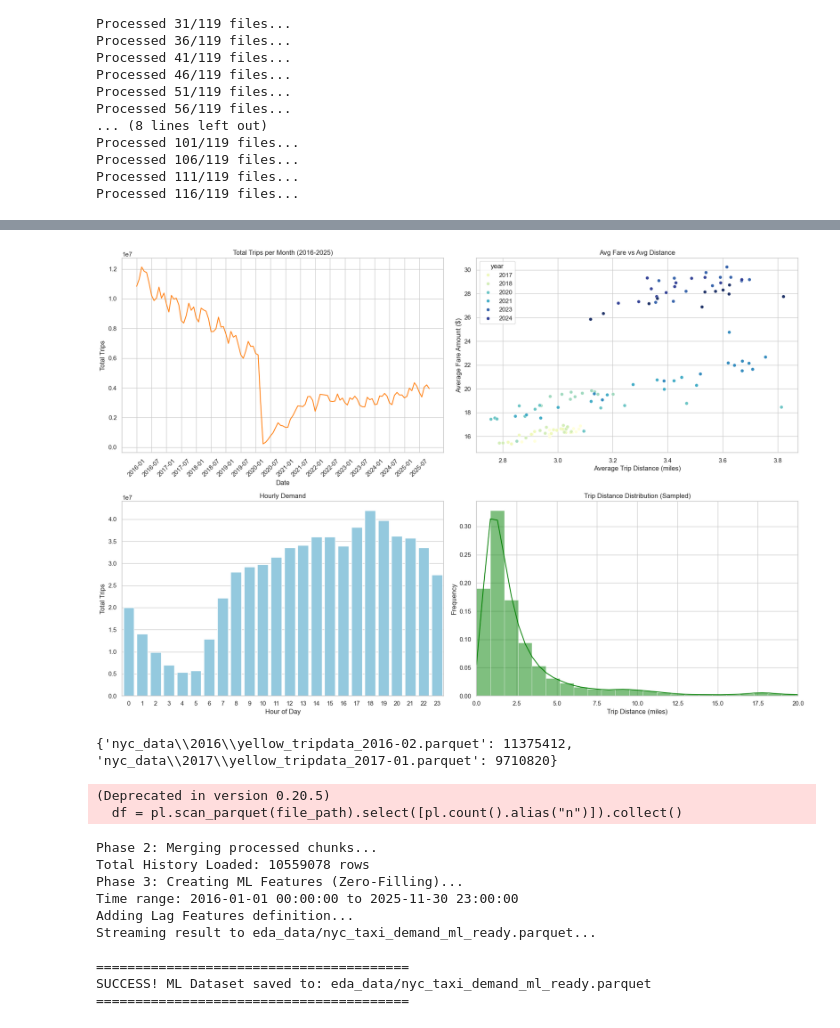
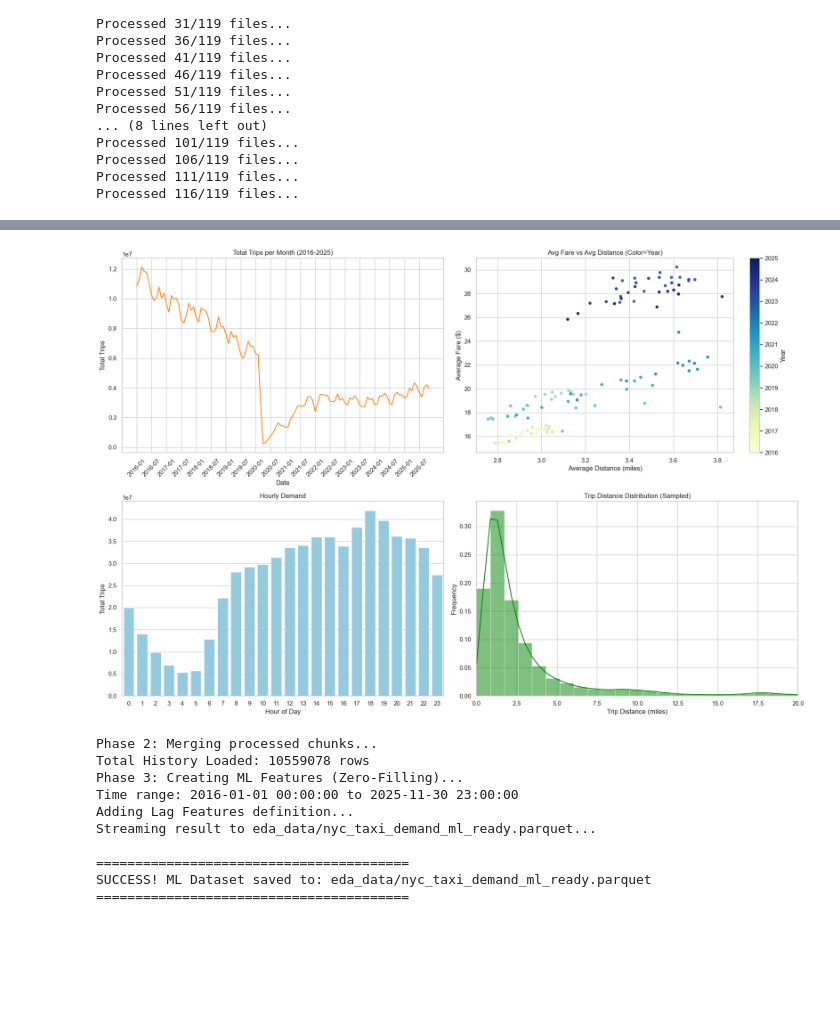
Before and after one commit to Zhanqiu-Guo/NYC-Yellow-Cab, a Jupyter notebook: EDA.ipynb, the cells around one changed output, grey strips where cells are left out. Saved outputs shown, nothing was run; the diff lists cells and outputs as text; code cells hidden in the pictures; blank space fills up the shorter version.

Commit message:
fix fare_dist_year eda plot

```diff
--- a/EDA.ipynb
+++ b/EDA.ipynb
@@ -529,9 +498,6 @@ Processed 116/119 files...
 # 3. MERGE RESULTS
 if monthly_accum:
     df_monthly_total = pl.concat(monthly_accum)
-    df_debug = pl.concat(monthly_accum)
-    print(df_debug.filter(pl.col("year")==2016).sort("month"))
-
 
     final_monthly = (
         df_monthly_total
@@ -625,65 +554,63 @@ pdf_monthly['year_cat'] = pdf_monthly['year'].astype(str)
 pdf_monthly = pdf_monthly.sort_values('year')
 
 # PLOT 2: Economics
-# Change 'hue' to the new string column
-# Change 'palette' to 'tab10' or 'deep' (distinct colors instead of a gradient)
+norm = mpl.colors.Normalize(
+    vmin=pdf_monthly['year'].min(),
+    vmax=pdf_monthly['year'].max()
+)
+
 sns.scatterplot(
     data=pdf_monthly,
     x='avg_distance',
     y='avg_fare',
+    hue='year',
     palette='YlGnBu',
-    hue='year',       # <--- USE CATEGORICAL YEAR
-    alpha=0.9,            # <--- Make dots slightly transparent
-    ax=axes[0, 1]
+    hue_norm=norm,
+    alpha=0.9,
+    ax=axes[0,1],
+    legend=False   # turn off seaborn legend
 )
-axes[0, 1].set_xlabel("Average Trip Distance (miles)")
-axes[0, 1].set_ylabel("Average Fare Amount ($)")
-axes[0, 1].set_title("Avg Fare vs Avg Distance")
+
+# Add proper colorbar
+sm = mpl.cm.ScalarMappable(cmap='YlGnBu', norm=norm)
+sm.set_array([])
+cbar = axes[0,1].figure.colorbar(sm, ax=axes[0,1])
+cbar.set_label("Year")
+axes[0, 1].set_title("Avg Fare vs Avg Distance (Color=Year)")
+axes[0, 1].set_xlabel("Average Distance (miles)")
+axes[0, 1].set_ylabel("Average Fare ($)")
 
 # Plot 3: Hourly
 sns.barplot(data=pdf_hourly, x='hour', y='total_trips', ax=axes[1, 0], color='skyblue')
 axes[1, 0].set_title("Hourly Demand")
 axes[1, 0].set_xlabel("Hour of Day")
 axes[1, 0].set_ylabel("Total Trips")
 
 # Plot 4: Distribution
 if sample_df is not None and not sample_df.empty:
     sns.histplot(
         data=sample_df,
         x='trip_distance',
         bins=100,                 # smaller bins (was 25)
         kde=True,
         stat="count",             # keep raw counts
         weights=np.ones(len(sample_df)) / 100000,  # scale counts
         ax=axes[1, 1],
         color='green'
     )
     axes[1, 1].set_title("Trip Distance Distribution (Sampled)")
     axes[1, 1].set_xlim(0, 20)
 
 axes[1, 1].set_xlabel("Trip Distance (miles)")
 axes[1, 1].set_ylabel("Frequency")
 plt.tight_layout()
 plt.show()
 
 # Save Data
 pdf_monthly.to_csv("eda_data/nyc_taxi_monthly_summary.csv", index=False)
 pdf_hourly.to_csv("eda_data/nyc_taxi_hourly_summary.csv", index=False)
 # %% [output]
-[figure, old version]
+[figure, new version]
-# %%
-# 只针对 2016-01 和 2017-01 这两个文件
-counts = {}
-for file_path in all_files:
-    if "2016-02" in file_path or "2017-01" in file_path:
-        df = pl.scan_parquet(file_path).select([pl.count().alias("n")]).collect()
-        counts[file_path] = df["n"][0]
-
-print(counts)
-# %% [output]
-{'nyc_data\\2016\\yellow_tripdata_2016-02.parquet': 11375412, 'nyc_data\\2017\\yellow_tripdata_2017-01.parquet': 9710820}
-(Deprecated in version 0.20.5)
-  df = pl.scan_parquet(file_path).select([pl.count().alias("n")]).collect()
 # %%
 import polars as pl
 import glob
```
Also changed, not shown: parts of 6 cells of this notebook, 1 other file.
